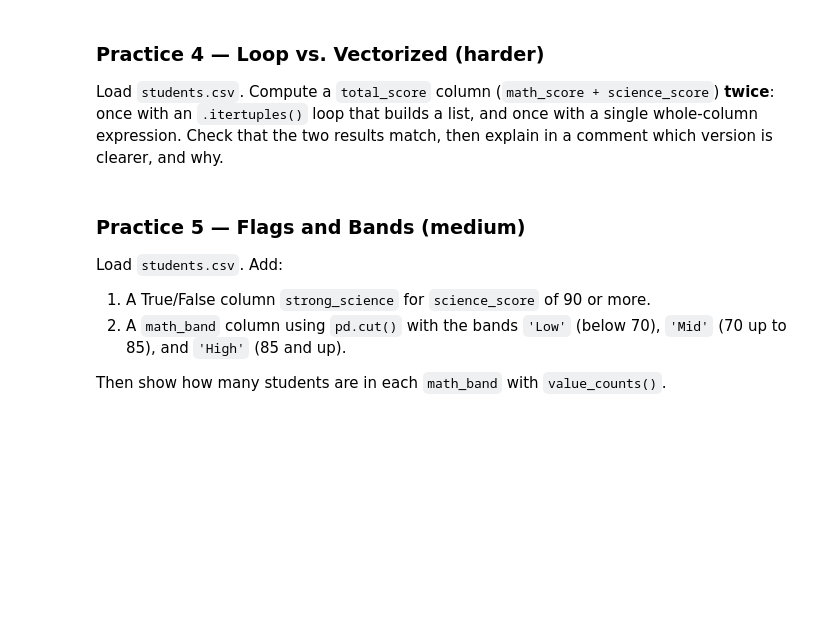
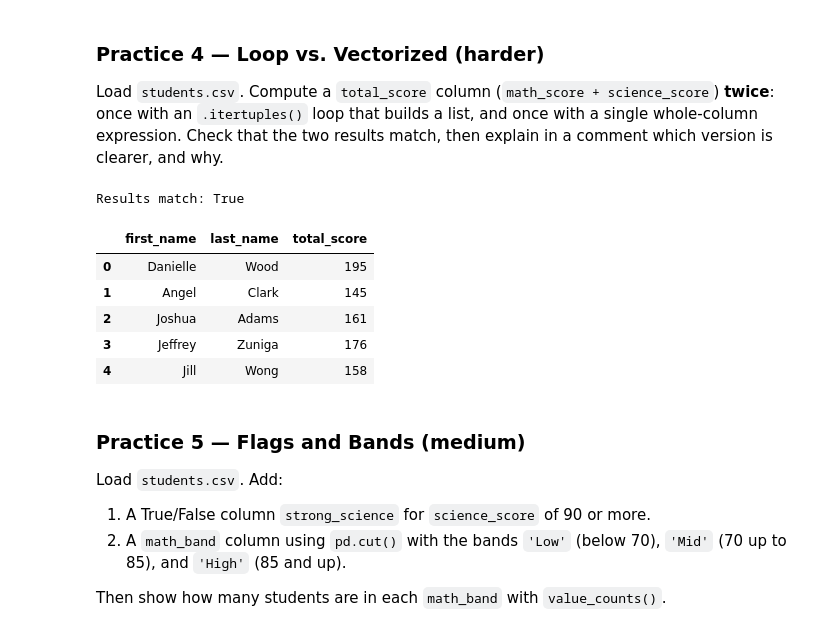
Before and after one commit to ECOKER1226/3603-data-science-coker, a Jupyter notebook: Work/06-Working_with_Data_Adv/05-Column_Operations.ipynb, the cells around one changed output. Saved outputs shown, nothing was run; the diff lists cells and outputs as text; code cells hidden in the pictures; blank space fills up the shorter version.

```diff
--- a/Work/06-Working_with_Data_Adv/05-Column_Operations.ipynb
+++ b/Work/06-Working_with_Data_Adv/05-Column_Operations.ipynb
@@ -452,6 +452,32 @@ Load `students.csv`. Compute a `total_score` column (`math_score + science_score
 # %%
 students = pd.read_csv('students.csv')
 # Your code here
+
+total_scores_loop = []
+for row in students.itertuples(index=False):
+    total_scores_loop.append(row.math_score + row.science_score)
+
+students["total_score_loop"] = total_scores_loop
+
+students["total_score_vectorized"] = students["math_score"] + students["science_score"]
+
+results_match = (students["total_score_loop"] == students["total_score_vectorized"]).all()
+
+print("Results match:", results_match)
+
+students["total_score"] = students["total_score_vectorized"]
+
+students[["first_name", "last_name", "total_score"]].head()
+
+# The whole-column expression is clearer because it directly adds the two columns without looping through the rows.
+# %% [output]
+Results match: True
+|  | first_name | last_name | total_score |
+| 0 | Danielle | Wood | 195 |
+| 1 | Angel | Clark | 145 |
+| 2 | Joshua | Adams | 161 |
+| 3 | Jeffrey | Zuniga | 176 |
+| 4 | Jill | Wong | 158 |
 # %% [markdown]
 ### Practice 5 — Flags and Bands (medium)
 Load `students.csv`. Add:
```
Also changed, not shown: parts of 5 cells of this notebook.
